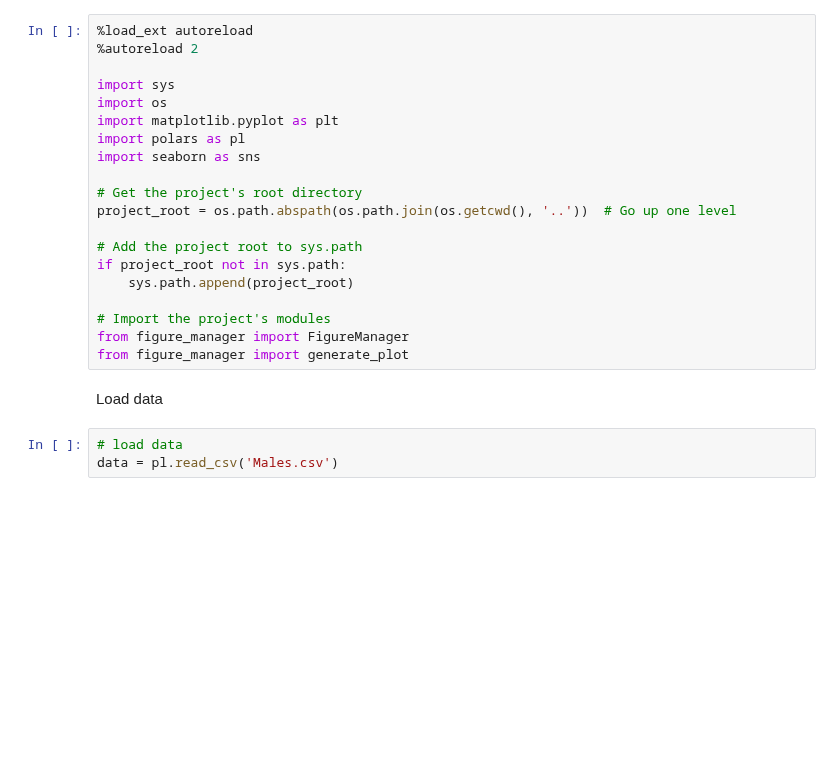
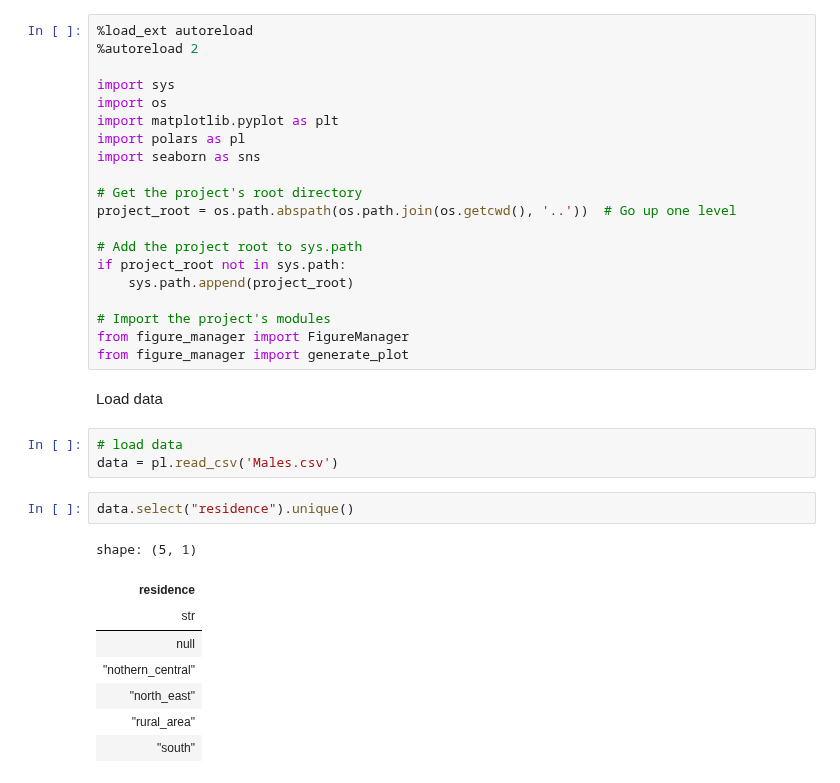
Before and after one commit to AdamHallengreen/figure-manager, a Jupyter notebook: examples/example_usage.ipynb, the cells around one changed output. Saved outputs shown, nothing was run; the diff lists cells and outputs as text; blank space fills up the shorter version.

```diff
--- a/examples/example_usage.ipynb
+++ b/examples/example_usage.ipynb
@@ -23,4 +23,15 @@ Load data
 # %%
 # load data
 data = pl.read_csv('Males.csv')
+# %%
+data.select("residence").unique()
+# %% [output]
+shape: (5, 1)
+| residence |
+| str |
+| null |
+| "nothern_central" |
+| "north_east" |
+| "rural_area" |
+| "south" |
 # %%
```
Also changed, not shown: parts of 3 cells of this notebook, 1 other file.
